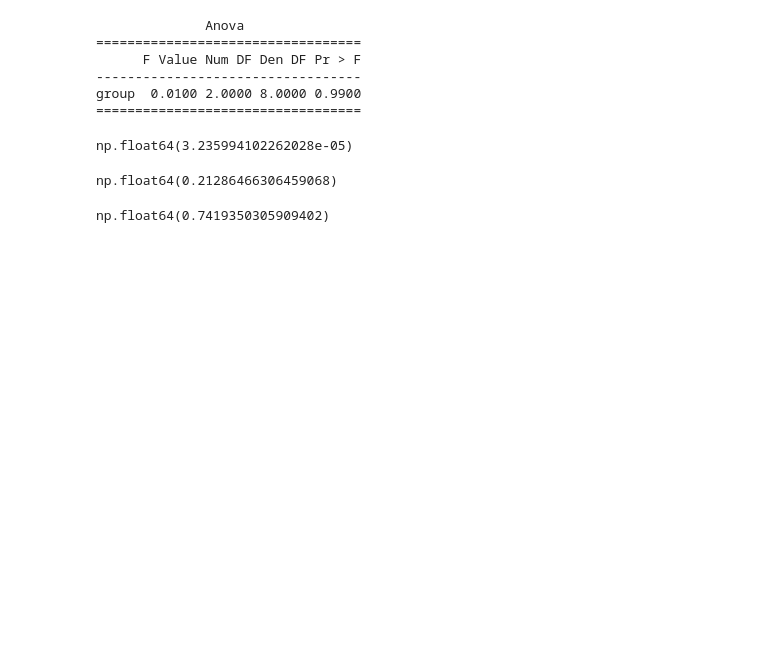
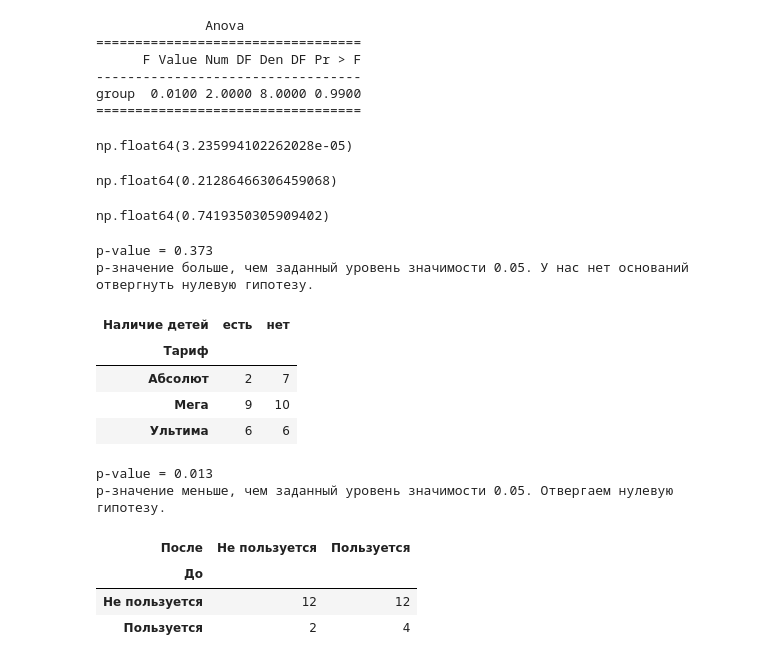
Before and after one commit to yevgeniy2504/sf_education_repo, a Jupyter notebook: task_8/task_4.ipynb, the cells around one changed output. Saved outputs shown, nothing was run; the diff lists cells and outputs as text; code cells hidden in the pictures; blank space fills up the shorter version.

Commit message:
stats_compl

```diff
--- a/task_8/task_4.ipynb
+++ b/task_8/task_4.ipynb
@@ -118,3 +118,77 @@ t_stat, p_value = stats.wilcoxon(data_after, data_before, alternative='greater')
 p_value
 # %% [output]
 np.float64(0.7419350305909402)
+# %%
+import scipy.stats as stats
+import pandas as pd
+
+# задаём уровень значимости
+alpha = 0.05
+
+data = pd.read_csv('data/cat_variables_tarif_children.csv')
+
+# вычисляем таблицу сопряжённости
+table = pd.crosstab(data['Тариф'], data['Наличие детей'])
+
+# проводим тест
+_, p, _, _ = stats.chi2_contingency(table)
+
+print('p-value = {:.3f}'.format(p))
+
+# интерпретируем результат
+if p <= alpha:
+    print('p-значение меньше, чем заданный уровень значимости {:.2f}. Отвергаем нулевую гипотезу.'.format(alpha))
+else:
+    print('p-значение больше, чем заданный уровень значимости {:.2f}. У нас нет оснований отвергнуть нулевую гипотезу.'.format(alpha))
+
+# p-value = 0.373
+# p-значение больше, чем заданный уровень значимости 0.05. У нас нет оснований отвергнуть нулевую гипотезу.
+# %% [output]
+p-value = 0.373
+p-значение больше, чем заданный уровень значимости 0.05. У нас нет оснований отвергнуть нулевую гипотезу.
+# %%
+table
+# %% [output]
+| Наличие детей | есть | нет |
+| Тариф |  |  |
+| Абсолют | 2 | 7 |
+| Мега | 9 | 10 |
+| Ультима | 6 | 6 |
+# %%
+from statsmodels.stats.contingency_tables import mcnemar
+import pandas as pd
+
+# задаём уровень значимости
+alpha = 0.05
+
+data = pd.read_csv('data/cat_variables_usage.csv')
+
+# вычисляем таблицу сопряжённости
+table = pd.crosstab(data['До'], data['После'])
+
+# проводим тест
+res = mcnemar(table)
+
+# извлекаем значение p-value из результатов теста
+p = res.pvalue
+
+print('p-value = {:.3f}'.format(p))
+
+# интерпретируем результат
+if p <= alpha:
+    print('p-значение меньше, чем заданный уровень значимости {:.2f}. Отвергаем нулевую гипотезу.'.format(alpha))
+else:
+    print('p-значение больше, чем заданный уровень значимости {:.2f}. У нас нет оснований отвергнуть нулевую гипотезу.'.format(alpha))
+
+# p-value = 0.013
+# p-значение меньше, чем заданный уровень значимости 0.05. Отвергаем нулевую гипотезу.
+# %% [output]
+p-value = 0.013
+p-значение меньше, чем заданный уровень значимости 0.05. Отвергаем нулевую гипотезу.
+# %%
+table
+# %% [output]
+| После | Не пользуется | Пользуется |
+| До |  |  |
+| Не пользуется | 12 | 12 |
+| Пользуется | 2 | 4 |
```
Also changed, not shown: parts of 3 cells of this notebook, 1 other file.
